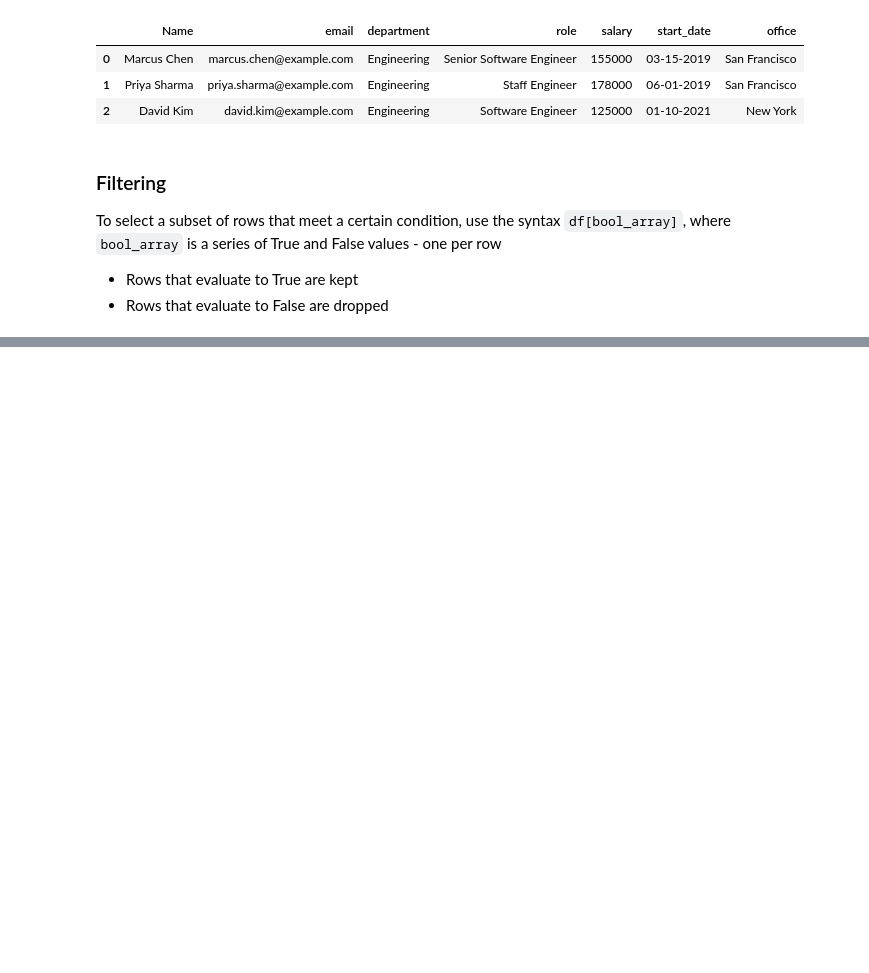
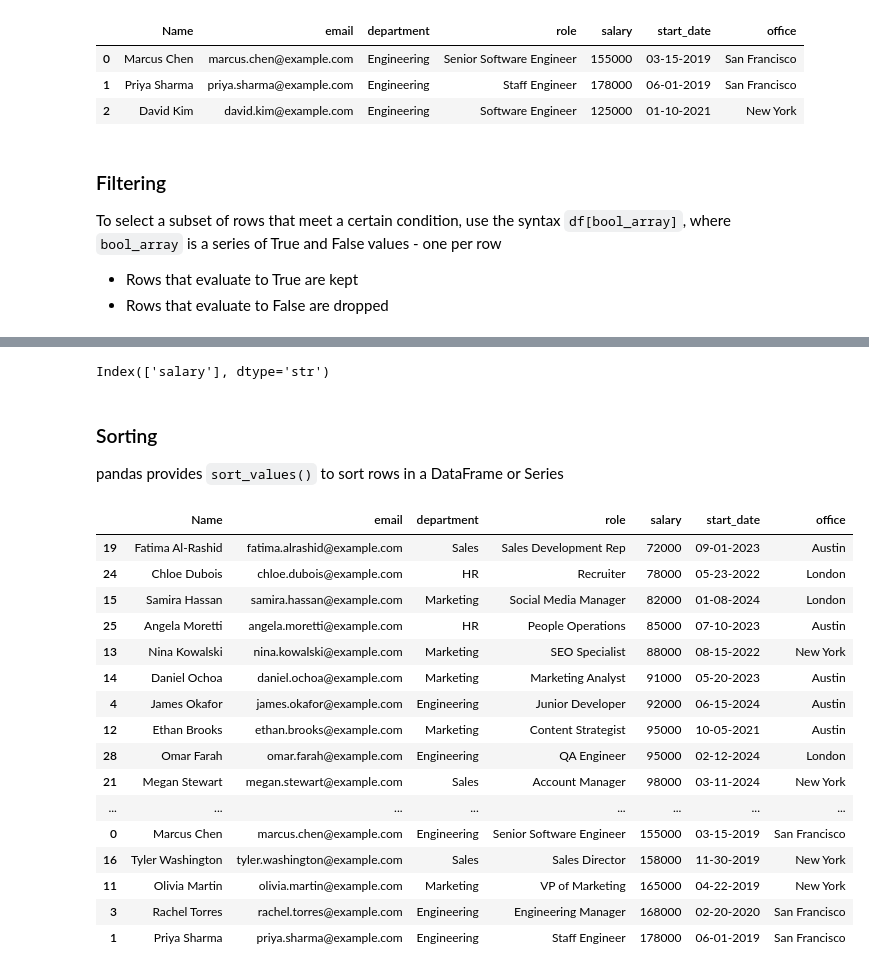
Before and after one commit to tahersaraf/tech-learning, a Jupyter notebook: python/libraries/pandas.ipynb, the cells around one changed output, grey strips where cells are left out. Drawn from its saved outputs; the diff is of its cells as text; code cells hidden in the pictures; blank space fills up the shorter version.

Commit message:
Adding notes on pandans, seaborn and javascript

```diff
--- a/python/libraries/pandas.ipynb
+++ b/python/libraries/pandas.ipynb
@@ -443,0 +556,29 @@ To select a subset of rows that meet a certain condition, use the syntax `df[boo
+# %%
+grouped_df.columns
+# %% [output]
+Index(['salary'], dtype='str')
+# %% [markdown]
+### Sorting
+pandas provides `sort_values()` to sort rows in a DataFrame or Series
+# %%
+sorted_df = df.sort_values(["salary"])
+
+sorted_df
+# %% [output]
+|  | Name | email | department | role | salary | start_date | office |
+| 19 | Fatima Al-Rashid | fatima.alrashid@example.com | Sales | Sales Development Rep | 72000 | 09-01-2023 | Austin |
+| 24 | Chloe Dubois | chloe.dubois@example.com | HR | Recruiter | 78000 | 05-23-2022 | London |
+| 15 | Samira Hassan | samira.hassan@example.com | Marketing | Social Media Manager | 82000 | 01-08-2024 | London |
+| 25 | Angela Moretti | angela.moretti@example.com | HR | People Operations | 85000 | 07-10-2023 | Austin |
+| 13 | Nina Kowalski | nina.kowalski@example.com | Marketing | SEO Specialist | 88000 | 08-15-2022 | New York |
+| 14 | Daniel Ochoa | daniel.ochoa@example.com | Marketing | Marketing Analyst | 91000 | 05-20-2023 | Austin |
+| 4 | James Okafor | james.okafor@example.com | Engineering | Junior Developer | 92000 | 06-15-2024 | Austin |
+| 12 | Ethan Brooks | ethan.brooks@example.com | Marketing | Content Strategist | 95000 | 10-05-2021 | Austin |
+| 28 | Omar Farah | omar.farah@example.com | Engineering | QA Engineer | 95000 | 02-12-2024 | London |
+| 21 | Megan Stewart | megan.stewart@example.com | Sales | Account Manager | 98000 | 03-11-2024 | New York |
+| ... | ... | ... | ... | ... | ... | ... | ... |
+| 0 | Marcus Chen | marcus.chen@example.com | Engineering | Senior Software Engineer | 155000 | 03-15-2019 | San Francisco |
+| 16 | Tyler Washington | tyler.washington@example.com | Sales | Sales Director | 158000 | 11-30-2019 | New York |
+| 11 | Olivia Martin | olivia.martin@example.com | Marketing | VP of Marketing | 165000 | 04-22-2019 | New York |
+| 3 | Rachel Torres | rachel.torres@example.com | Engineering | Engineering Manager | 168000 | 02-20-2020 | San Francisco |
+| 1 | Priya Sharma | priya.sharma@example.com | Engineering | Staff Engineer | 178000 | 06-01-2019 | San Francisco |
```
Also changed, not shown: parts of 12 cells of this notebook, 2 other files.
